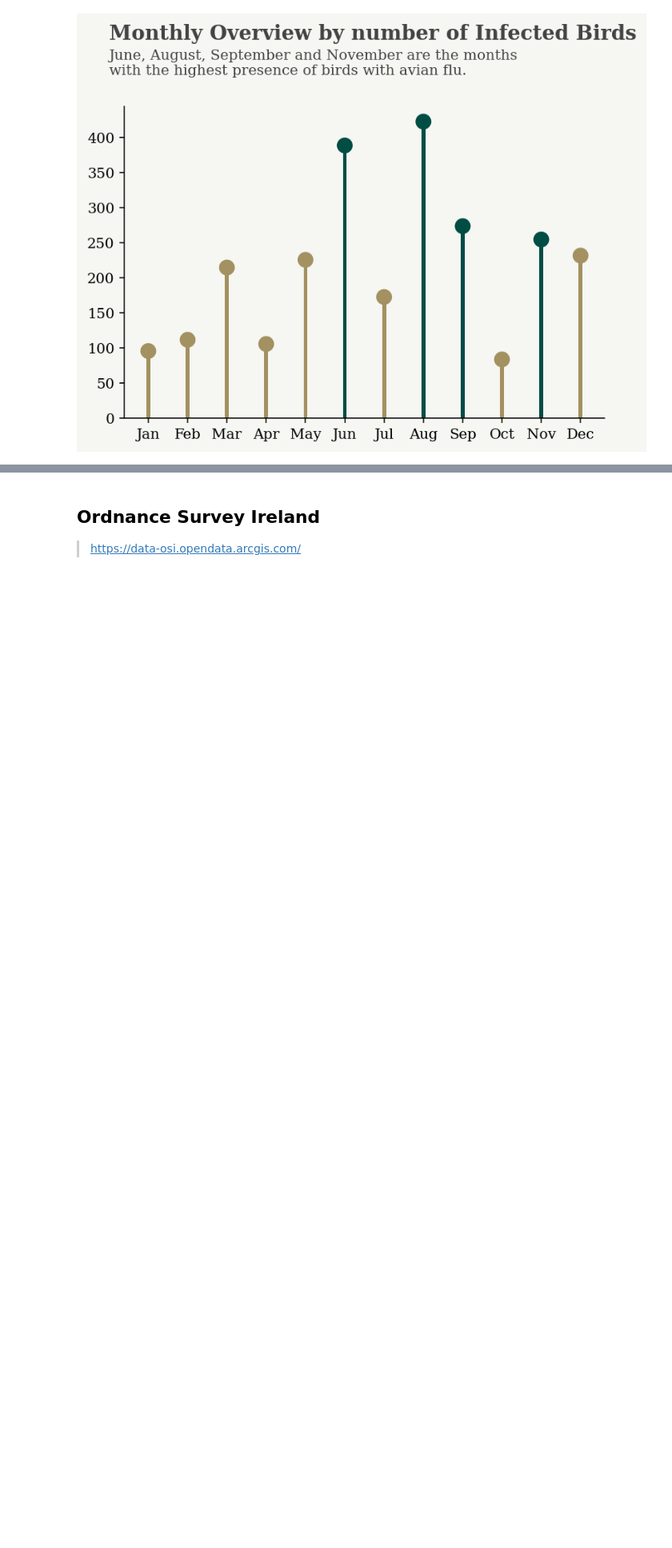
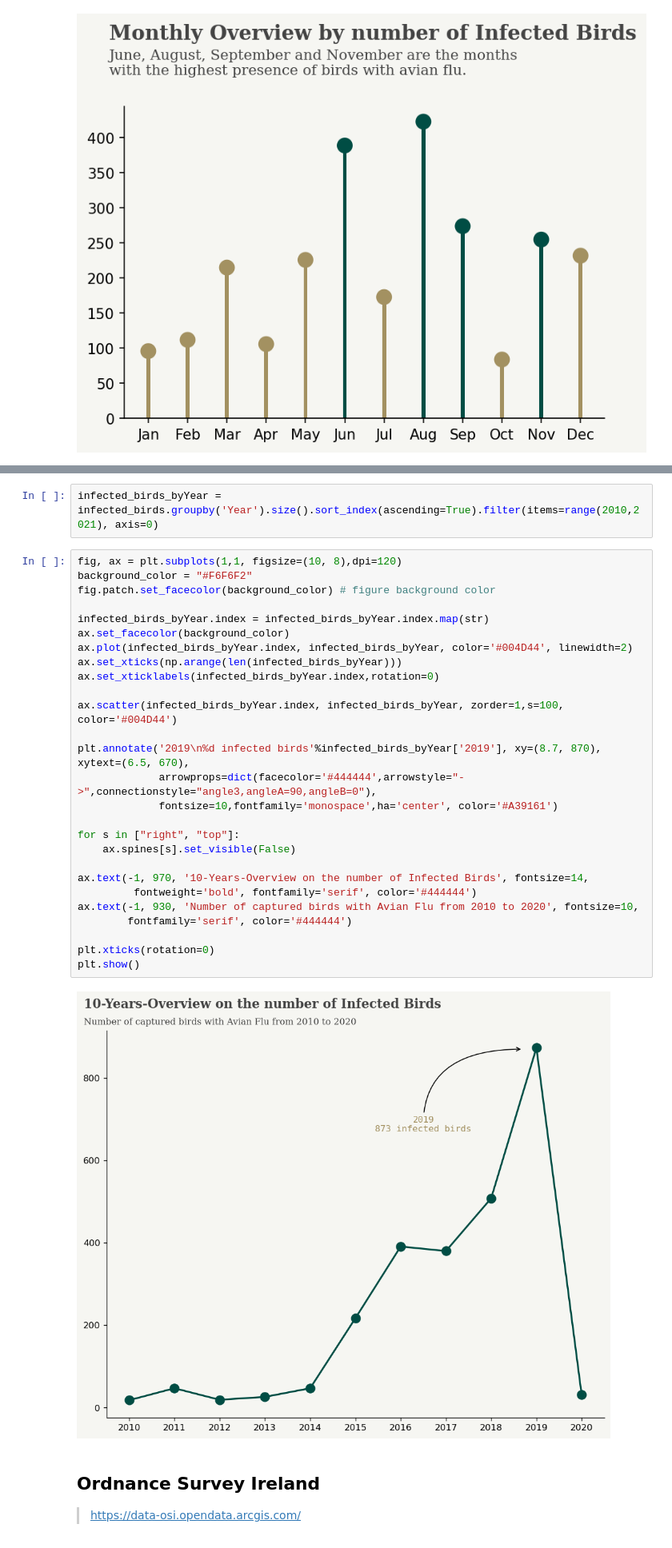
Before and after one commit to pessini/avian-flu-wild-birds-ireland, a Jupyter notebook: Exploratory-Data-Analysis-EDA.ipynb, the cells around one changed output, grey strips where cells are left out. Shown at 80% size. Saved outputs shown, nothing was run; the diff lists cells and outputs as text; blank space fills up the shorter version.

```diff
--- a/Exploratory-Data-Analysis-EDA.ipynb
+++ b/Exploratory-Data-Analysis-EDA.ipynb
@@ -321,3 +290,34 @@ plt.show()
+# %%
+infected_birds_byYear = infected_birds.groupby('Year').size().sort_index(ascending=True).filter(items=range(2010,2021), axis=0)
+# %%
+fig, ax = plt.subplots(1,1, figsize=(10, 8),dpi=120)
+background_color = "#F6F6F2"
+fig.patch.set_facecolor(background_color) # figure background color
+
+infected_birds_byYear.index = infected_birds_byYear.index.map(str)
+ax.set_facecolor(background_color)
+ax.plot(infected_birds_byYear.index, infected_birds_byYear, color='#004D44', linewidth=2)
+ax.set_xticks(np.arange(len(infected_birds_byYear)))
+ax.set_xticklabels(infected_birds_byYear.index,rotation=0)
+
+ax.scatter(infected_birds_byYear.index, infected_birds_byYear, zorder=1,s=100, color='#004D44')
+
+plt.annotate('2019\n%d infected birds'%infected_birds_byYear['2019'], xy=(8.7, 870), xytext=(6.5, 670),
+             arrowprops=dict(facecolor='#444444',arrowstyle="->",connectionstyle="angle3,angleA=90,angleB=0"),
+             fontsize=10,fontfamily='monospace',ha='center', color='#A39161')
+
+for s in ["right", "top"]:
+    ax.spines[s].set_visible(False)
+
+ax.text(-1, 970, '10-Years-Overview on the number of Infected Birds', fontsize=14,
+         fontweight='bold', fontfamily='serif', color='#444444')
+ax.text(-1, 930, 'Number of captured birds with Avian Flu from 2010 to 2020', fontsize=10,
+        fontfamily='serif', color='#444444')
+
+plt.xticks(rotation=0)
+plt.show()
+# %% [output]
+[figure, added]
 # %% [markdown]
 ## Ordnance Survey Ireland
 
```
Also changed, not shown: parts of 29 cells of this notebook.
